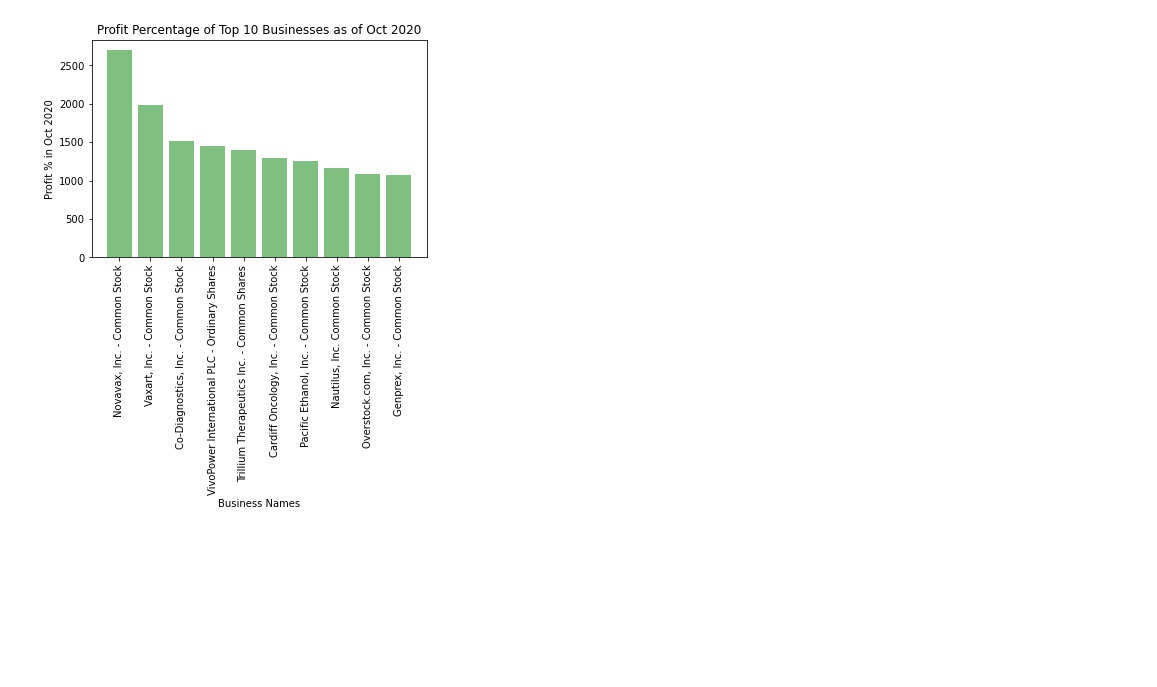
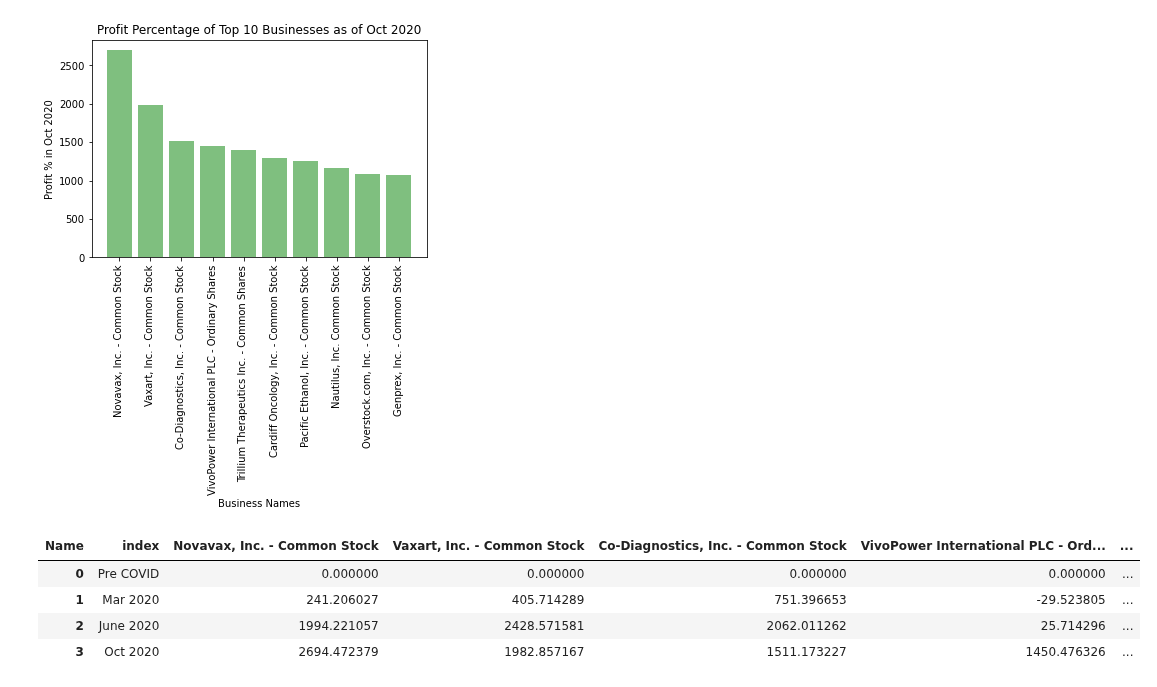
Before and after one commit to ushaakumaar/COVID19_Impacts_On_Business_And_Workforce_Trends, a Jupyter notebook: business-profit-loss.ipynb, the cells around one changed output. Saved outputs shown, nothing was run; the diff lists cells and outputs as text; code cells hidden in the pictures; blank space fills up the shorter version.

Commit message:
Logic to create a dataframe as required for generating line plot

```diff
--- a/business-profit-loss.ipynb
+++ b/business-profit-loss.ipynb
@@ -304,3 +304,17 @@ plt.savefig("Images/top_10_bar.png")
 plt.show()
 # %% [output]
 [figure]
+# %%
+# Create a dataframe as required for generating line plot
+del top_10_df["Symbol"]
+top_10_df = top_10_df.set_index("Name")
+top_10_df
+top_10_t_df = top_10_df.transpose()
+top_10_t_df = top_10_t_df.reset_index()
+top_10_t_df
+# %% [output]
+| Name | index | Novavax, Inc. - Common Stock | Vaxart, Inc. - Common Stock | Co-Diagnostics, Inc. - Common Stock | VivoPower International PLC - Ord... | ... |
+| 0 | Pre COVID | 0.000000 | 0.000000 | 0.000000 | 0.000000 | ... |
+| 1 | Mar 2020 | 241.206027 | 405.714289 | 751.396653 | -29.523805 | ... |
+| 2 | June 2020 | 1994.221057 | 2428.571581 | 2062.011262 | 25.714296 | ... |
+| 3 | Oct 2020 | 2694.472379 | 1982.857167 | 1511.173227 | 1450.476326 | ... |
```
